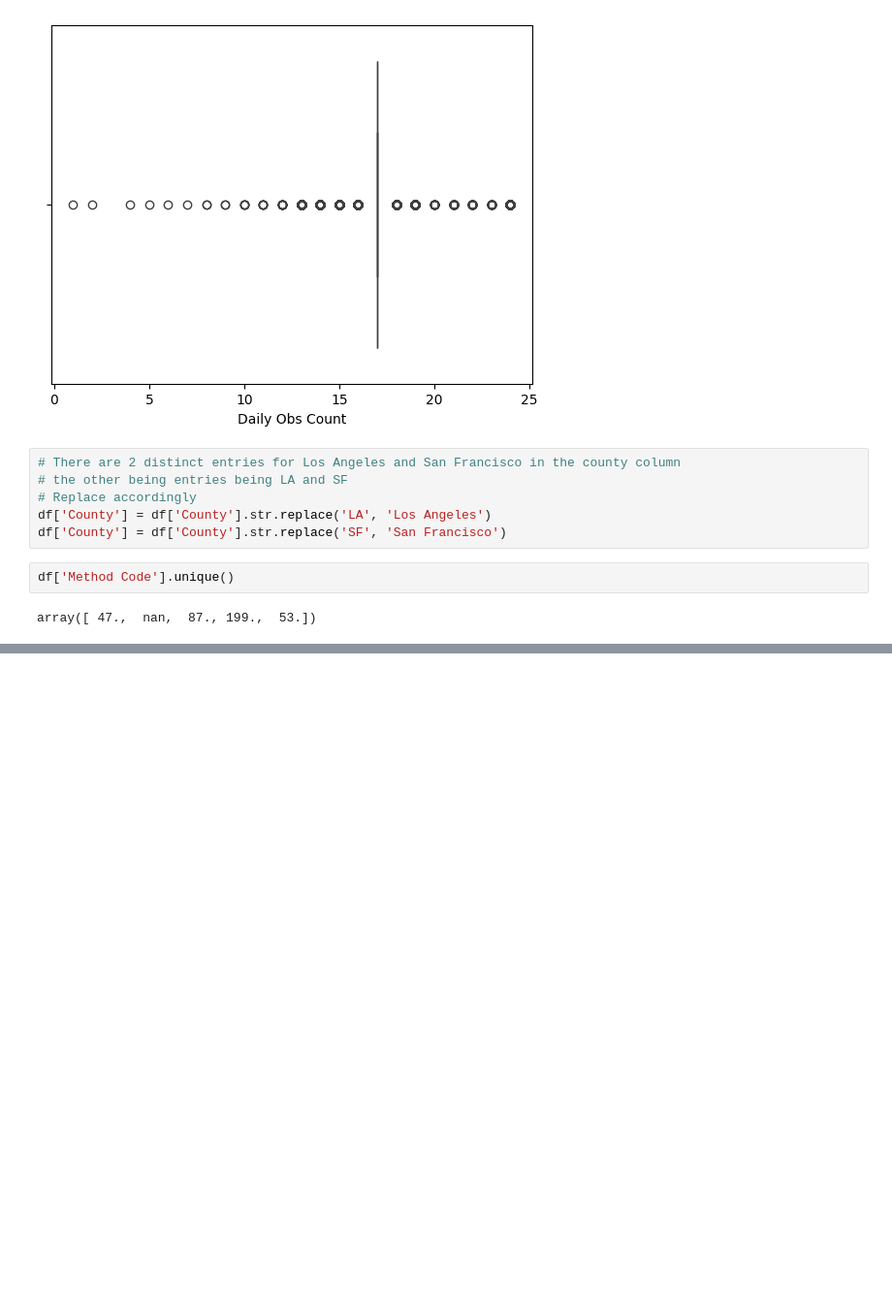
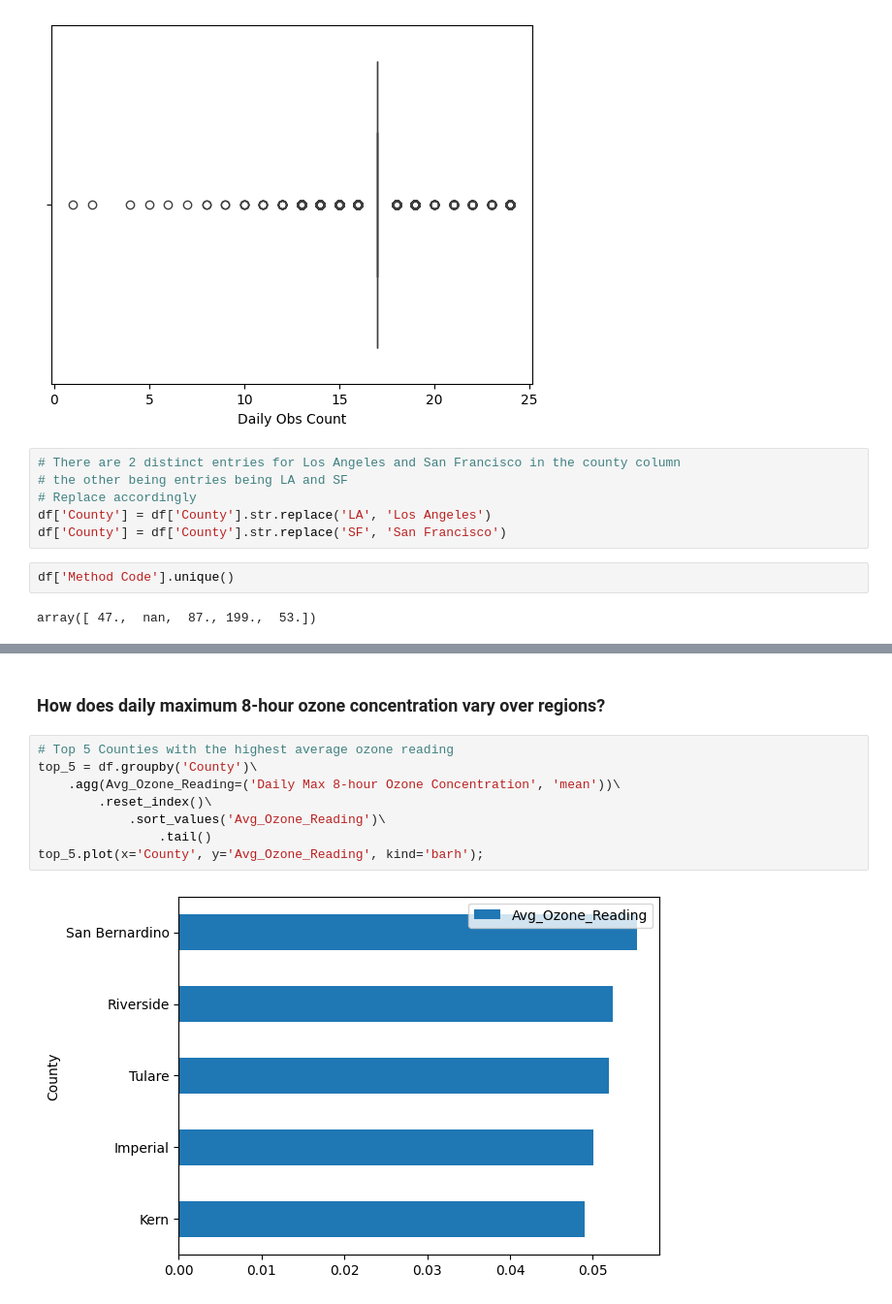
Before and after one commit to imanadeko/Analyzing-Ozone-Pollution-Trends-Across-California, a Jupyter notebook: notebook.ipynb, the cells around one changed output, grey strips where cells are left out. Shown at 97% size. Drawn from its saved outputs; the diff is of its cells as text; blank space fills up the shorter version.

```diff
--- a/notebook.ipynb
+++ b/notebook.ipynb
@@ -130,0 +154,12 @@ array([ 47.,  nan,  87., 199.,  53.])
+# %% [markdown]
+### How does daily maximum 8-hour ozone concentration vary over regions?
+# %%
+# Top 5 Counties with the highest average ozone reading
+top_5 = df.groupby('County')\
+    .agg(Avg_Ozone_Reading=('Daily Max 8-hour Ozone Concentration', 'mean'))\
+        .reset_index()\
+            .sort_values('Avg_Ozone_Reading')\
+                .tail()
+top_5.plot(x='County', y='Avg_Ozone_Reading', kind='barh');
+# %% [output]
+[figure, added]
```
Also changed, not shown: parts of 12 cells of this notebook.
